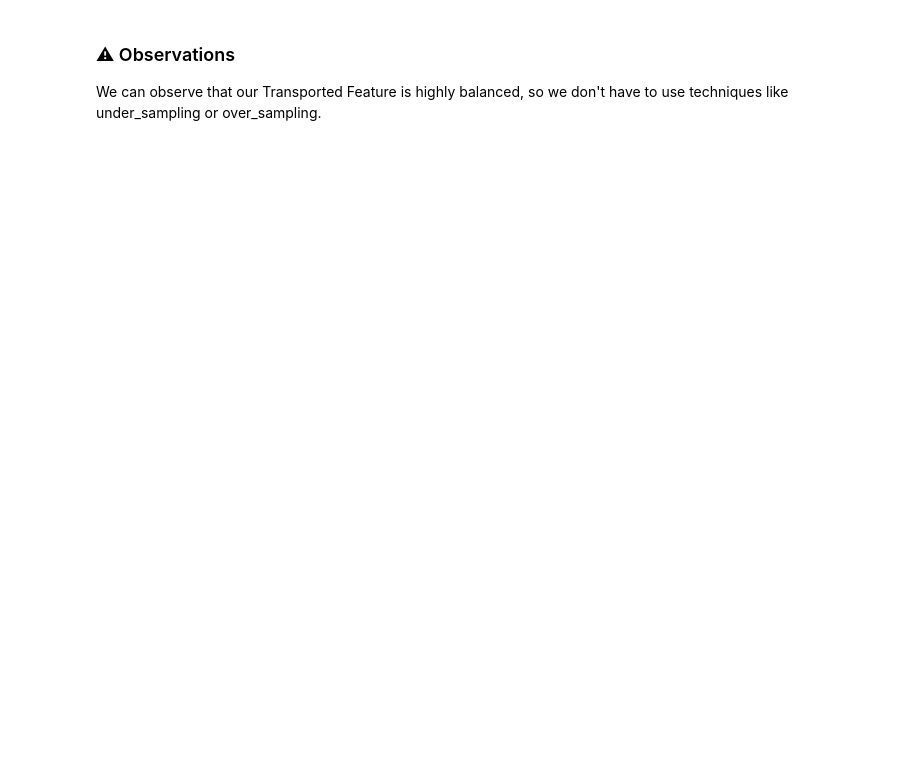
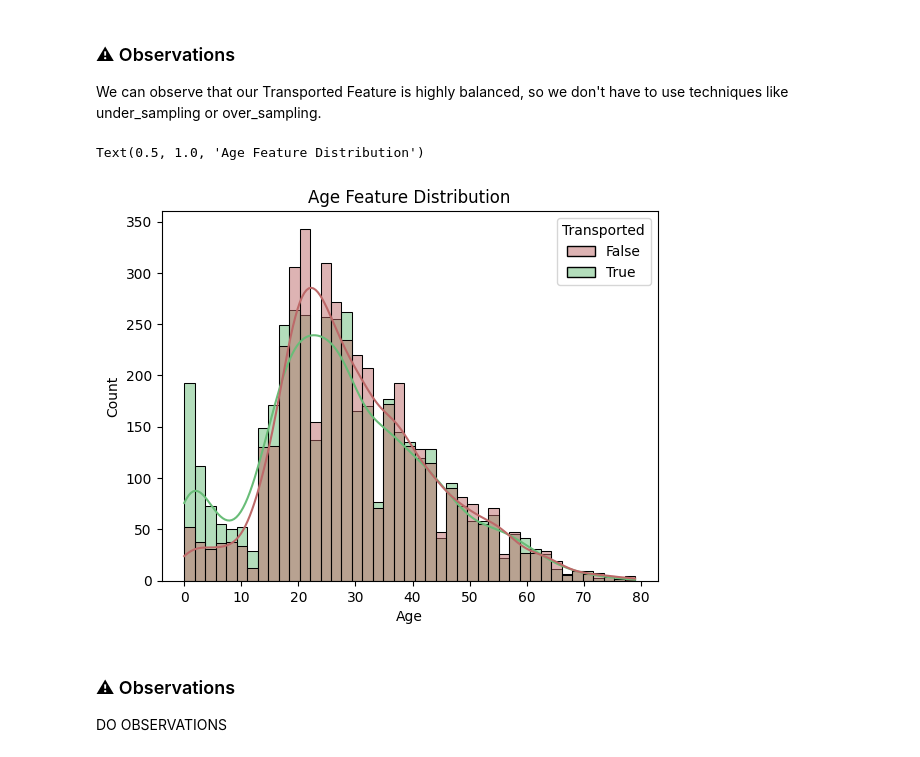
Before and after one commit to just-juanma/Spaceship-Titanic, a Jupyter notebook: notebooks/ExploratoryDataAnalysis.ipynb, the cells around one changed output. Cells and saved outputs as stored; diff of their text form; code cells hidden in the pictures; blank space fills up the shorter version.

```diff
--- a/notebooks/ExploratoryDataAnalysis.ipynb
+++ b/notebooks/ExploratoryDataAnalysis.ipynb
@@ -18,3 +18,13 @@ Text(0.5, 1.0, 'Transported Feature Distribution')
 # %% [markdown]
 ### ⚠ Observations
  We can observe that our Transported Feature is highly balanced, so we don't have to use techniques like under_sampling or over_sampling.
+# %%
+# Visualizing Age Feature
+sns.histplot(x=train_df["Age"], hue="Transported",data=train_df, kde=True, palette=["#bd6969", "#69bd78"])
+plt.title("Age Feature Distribution")
+# %% [output]
+Text(0.5, 1.0, 'Age Feature Distribution')
+[figure, added]
+# %% [markdown]
+### ⚠ Observations
+DO OBSERVATIONS
```
Also changed, not shown: parts of 1 cell of this notebook.
